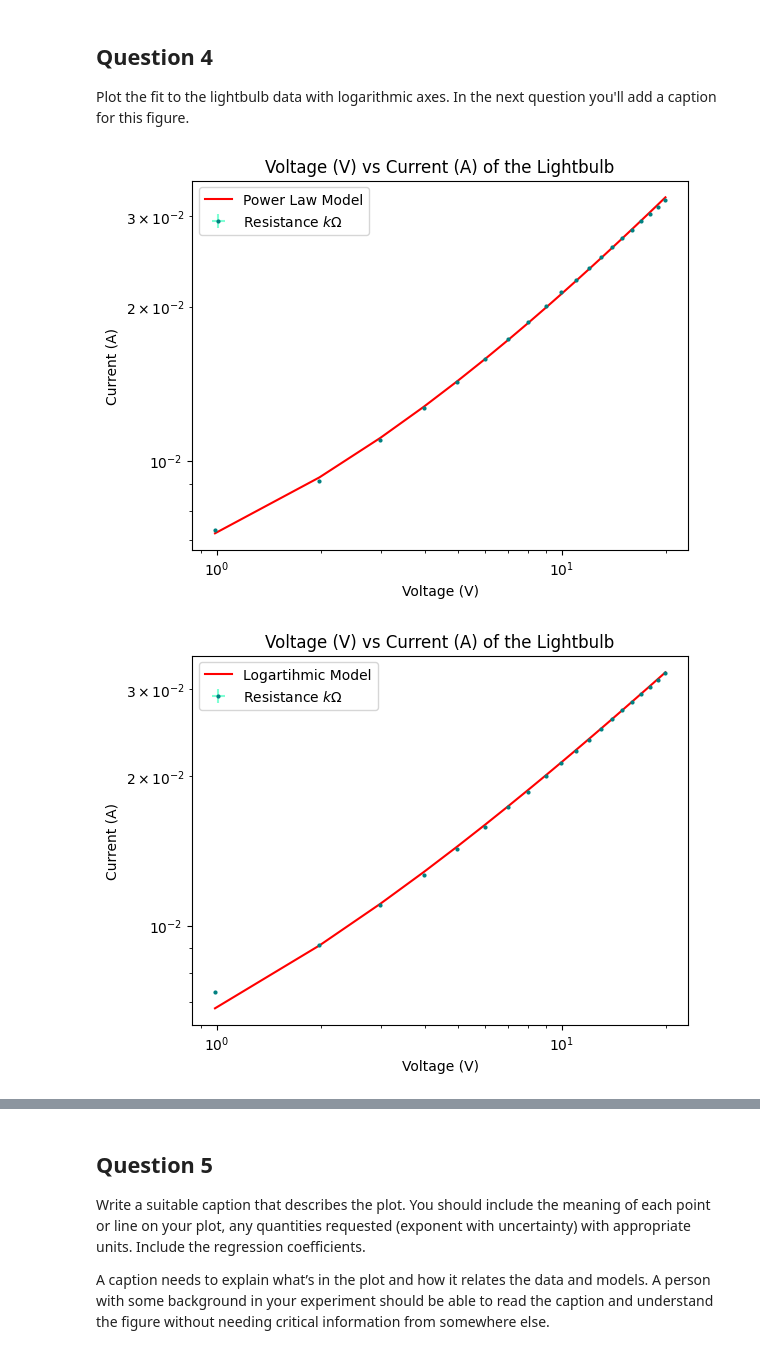
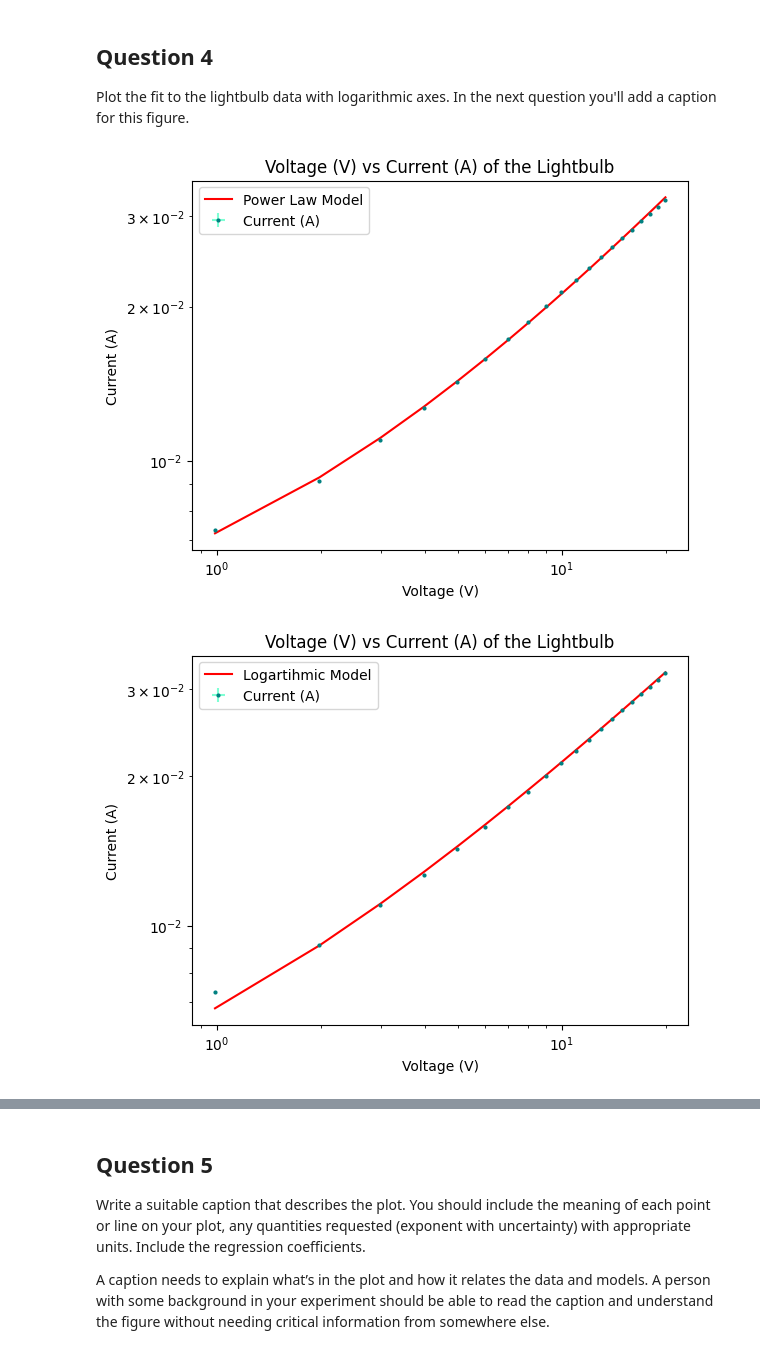
Before and after one commit to PercyFrancis/PHY224, a Jupyter notebook: resistor_lightbulb/template_lightbulb.ipynb, the cells around one changed output, grey strips where cells are left out. Saved outputs shown, nothing was run; the diff lists cells and outputs as text; code cells hidden in the pictures.

```diff
--- a/resistor_lightbulb/template_lightbulb.ipynb
+++ b/resistor_lightbulb/template_lightbulb.ipynb
@@ -221,26 +235,26 @@ Plot the fit to the lightbulb data with logarithmic axes. In the next question y
 # %%
 # logarithmic version
 plt.errorbar(x = voltage_data, y = ampere_data, xerr=voltage_error, yerr=ampere_error, fmt= 'o',
-               ms=2, color='teal', ecolor='aquamarine', label='Resistance $k \Omega$')
+               ms=2, color='teal', ecolor='aquamarine', label='Current (A)')
 
 plt.plot(voltage_data, power_law(voltage_data, popt[0], popt[1], popt[2]), label = "Power Law Model", color='red')
 
 # set to log scale
 plt.xscale('log')
 plt.yscale('log')
 
 # Legend and titles
 plt.legend()
 plt.xlabel('Voltage (V)')
 plt.ylabel('Current (A)')
 plt.title('Voltage (V) vs Current (A) of the Lightbulb')
 
 plt.show()
 # %% [output]
-[figure, old version]
+[figure, new version]
 # %%
 plt.errorbar(x = voltage_data, y = ampere_data, xerr=voltage_error, yerr=ampere_error, fmt= 'o',
-               ms=2, color='teal', ecolor='aquamarine', label='Resistance $k \Omega$')
+               ms=2, color='teal', ecolor='aquamarine', label='Current (A)')
 
 plt.plot(voltage_data, np.exp(logarithmic(voltage_data, poptl[0], poptl[1])) + 0.003, label = "Logartihmic Model", color='red')
 
@@ -256,6 +270,6 @@ plt.title('Voltage (V) vs Current (A) of the Lightbulb')
 
 plt.show()
 # %% [output]
-[figure, old version]
+[figure, new version]
 # %%
 plt.errorbar(x = voltage_data, y = ampere_data, xerr=voltage_error, yerr=ampere_error, fmt= 'o',
```
Also changed, not shown: parts of 14 cells of this notebook, 1 other file.
